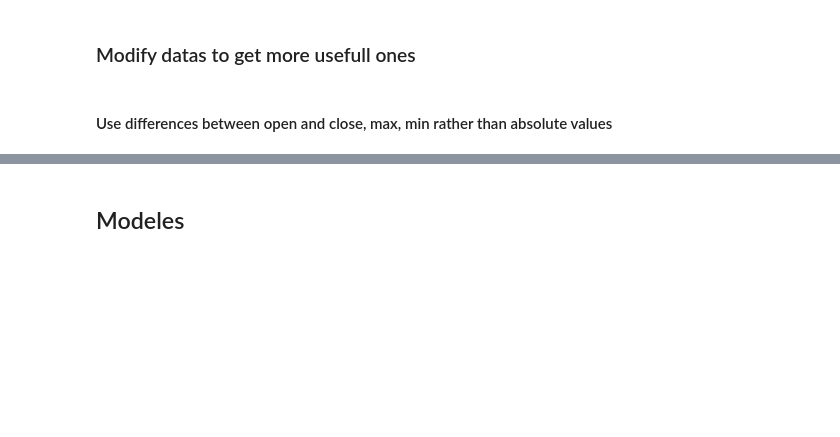
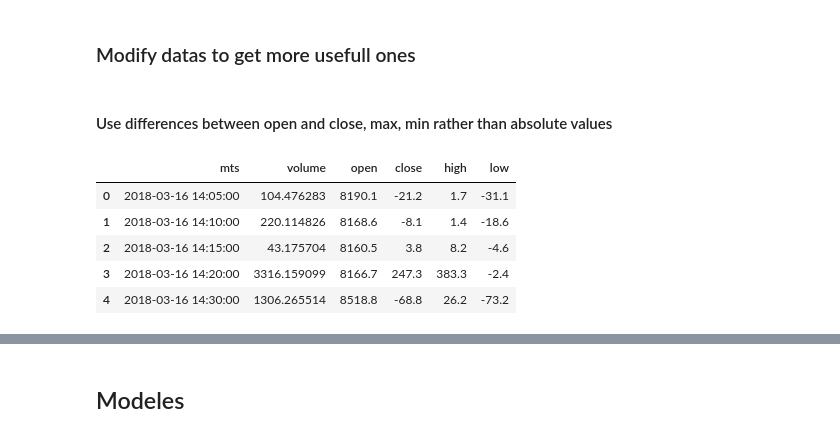
Before and after one commit to vico4445/bitpredict, a Jupyter notebook: collect-data/read_and_plot_datas_from_json_AWS.ipynb, the cells around one changed output, grey strips where cells are left out. Drawn from its saved outputs; the diff is of its cells as text; code cells hidden in the pictures; blank space fills up the shorter version.

```diff
--- a/collect-data/read_and_plot_datas_from_json_AWS.ipynb
+++ b/collect-data/read_and_plot_datas_from_json_AWS.ipynb
@@ -130,0 +183,9 @@ plt.show()
+# %%
+df_prepared.head(5)
+# %% [output]
+|  | mts | volume | open | close | high | low |
+| 0 | 2018-03-16 14:05:00 | 104.476283 | 8190.1 | -21.2 | 1.7 | -31.1 |
+| 1 | 2018-03-16 14:10:00 | 220.114826 | 8168.6 | -8.1 | 1.4 | -18.6 |
+| 2 | 2018-03-16 14:15:00 | 43.175704 | 8160.5 | 3.8 | 8.2 | -4.6 |
+| 3 | 2018-03-16 14:20:00 | 3316.159099 | 8166.7 | 247.3 | 383.3 | -2.4 |
+| 4 | 2018-03-16 14:30:00 | 1306.265514 | 8518.8 | -68.8 | 26.2 | -73.2 |
```
Also changed, not shown: parts of 15 cells of this notebook.
